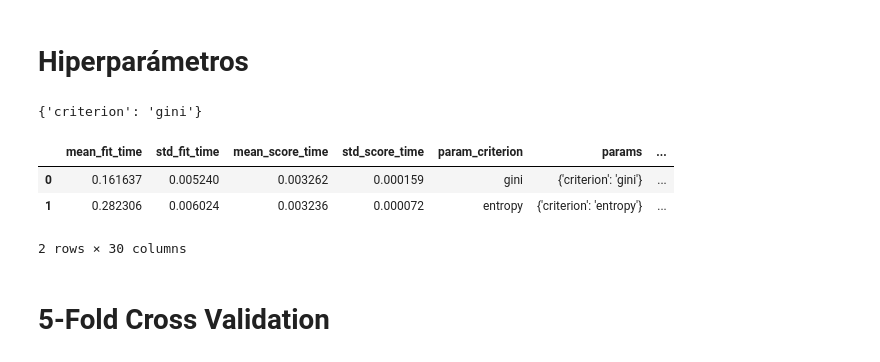
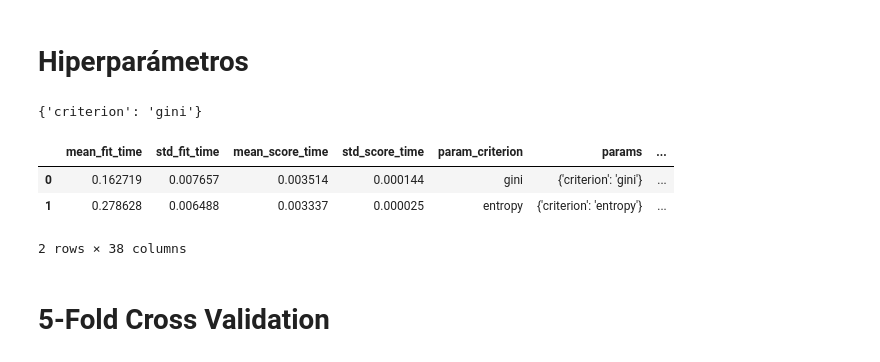
Before and after one commit to OmarUTEC/project1-machine, a Jupyter notebook: decision_tree/decision_tree.ipynb, the cells around one changed output. Drawn from its saved outputs; the diff is of its cells as text; code cells hidden in the pictures.

```diff
--- a/decision_tree/decision_tree.ipynb
+++ b/decision_tree/decision_tree.ipynb
@@ -63,26 +63,26 @@ y: pd.Series = df["Etiqueta"].astype(int)
 # %%
 dtc = DecisionTreeClassifier(criterion="entropy", random_state=42)
 
 cv = GridSearchCV(
     dtc,
     param_grid={
         "criterion": ["gini", "entropy"],
     },
-    scoring=["precision_macro", "recall_macro", "f1_macro"],
+    scoring=["precision_macro", "recall_macro", "f1_macro", "accuracy"],
     refit="f1_macro",
     cv=5,
 )
 
 cv.fit(x_train, y_train)
 print(cv.best_params_)
 df = pd.DataFrame(cv.cv_results_)
 df
 # %% [output]
 {'criterion': 'gini'}
 |  | mean_fit_time | std_fit_time | mean_score_time | std_score_time | param_criterion | params | ... |
-| 0 | 0.161637 | 0.005240 | 0.003262 | 0.000159 | gini | {'criterion': 'gini'} | ... |
-| 1 | 0.282306 | 0.006024 | 0.003236 | 0.000072 | entropy | {'criterion': 'entropy'} | ... |
+| 0 | 0.162719 | 0.007657 | 0.003514 | 0.000144 | gini | {'criterion': 'gini'} | ... |
+| 1 | 0.278628 | 0.006488 | 0.003337 | 0.000025 | entropy | {'criterion': 'entropy'} | ... |
-2 rows × 30 columns
+2 rows × 38 columns
 # %% [markdown]
 # 5-Fold Cross Validation
 # %%
```
Also changed, not shown: parts of 1 cell of this notebook, 1 other file.
